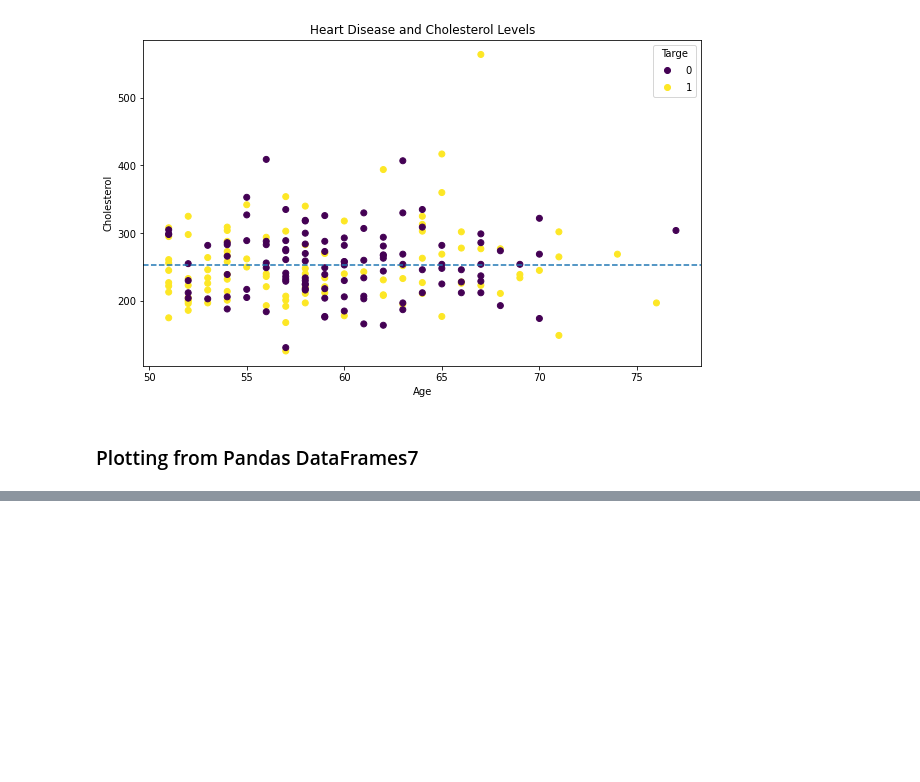
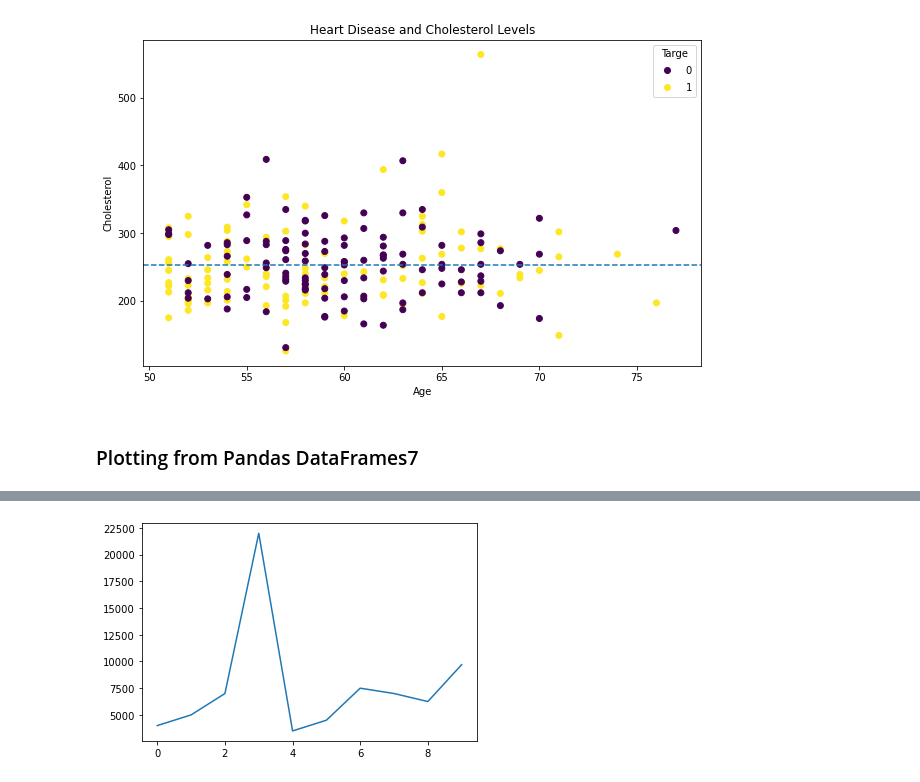
Before and after one commit to IanSeng/MachineLearning, a Jupyter notebook: ml-course/learn-matplotlib/introduction-to-matplotlib.ipynb, the cells around one changed output, grey strips where cells are left out. Cells and saved outputs as stored; diff of their text form; code cells hidden in the pictures; blank space fills up the shorter version.

```diff
--- a/ml-course/learn-matplotlib/introduction-to-matplotlib.ipynb
+++ b/ml-course/learn-matplotlib/introduction-to-matplotlib.ipynb
@@ -595,0 +635,4 @@ ax1.legend(*s)
+# %%
+car_sales["Price"].plot();
+# %% [output]
+[figure, added]
```
Also changed, not shown: parts of 26 cells of this notebook, 1 other file.
